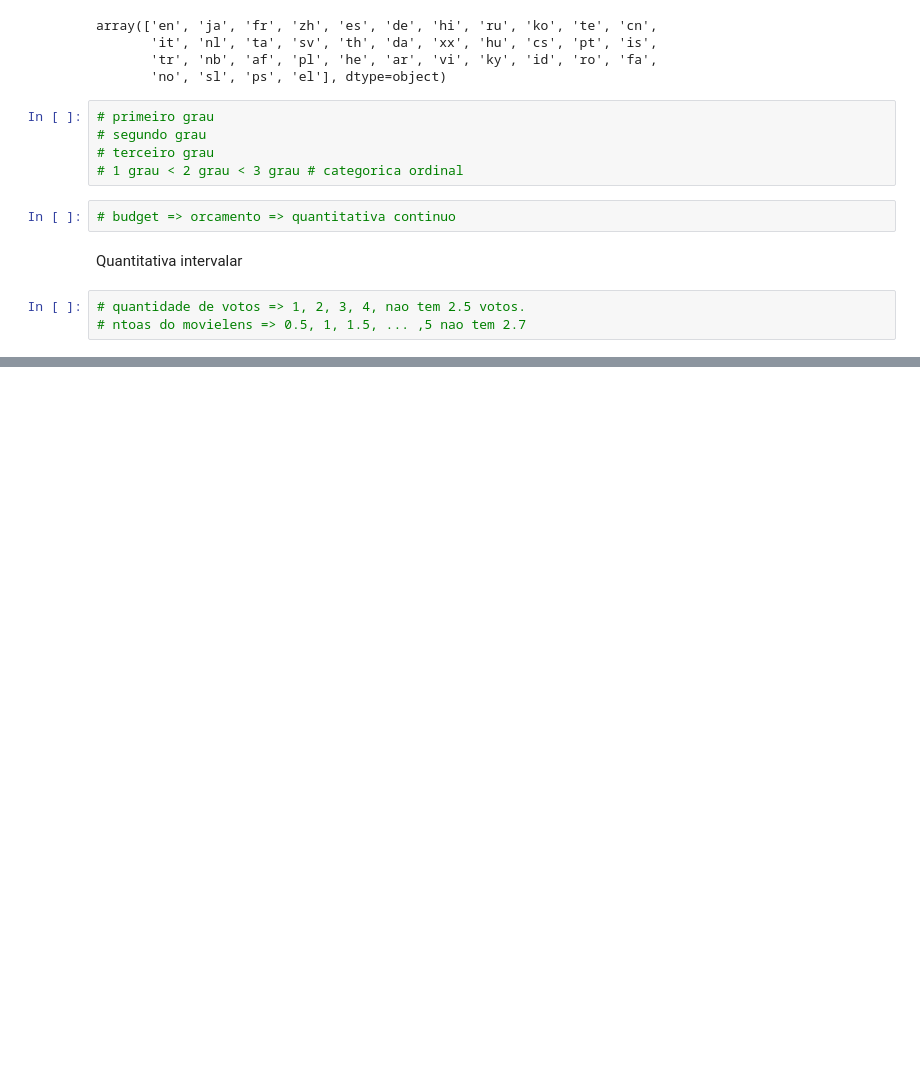
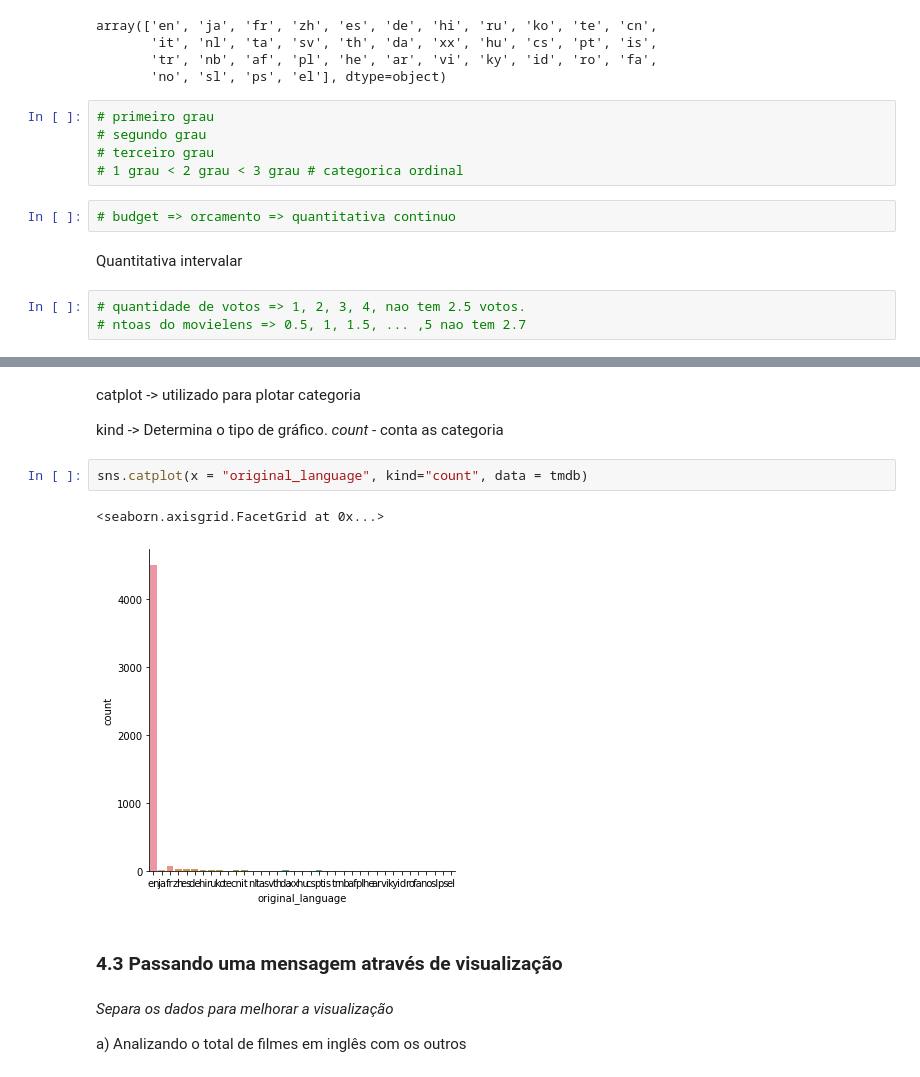
Before and after one commit to 1-aquila-1/data-science, a Jupyter notebook: 01-primeiros-passos/primeiros_passos.ipynb, the cells around one changed output, grey strips where cells are left out. Saved outputs shown, nothing was run; the diff lists cells and outputs as text; blank space fills up the shorter version.

```diff
--- a/01-primeiros-passos/primeiros_passos.ipynb
+++ b/01-primeiros-passos/primeiros_passos.ipynb
@@ -257,0 +359,15 @@ Quantitativa intervalar
+# %% [markdown]
+catplot -> utilizado para plotar categoria
+
+kind -> Determina o tipo de gráfico. *count* - conta as categoria
+# %%
+sns.catplot(x = "original_language", kind="count", data = tmdb)
+# %% [output]
+<seaborn.axisgrid.FacetGrid at 0x...>
+[figure, added]
+# %% [markdown]
+### 4.3 Passando uma mensagem através de visualização
+# %% [markdown]
+*Separa os dados para melhorar a visualização*
+
+a) Analizando o total de filmes em inglês com os outros
```
Also changed, not shown: parts of 24 cells of this notebook.
